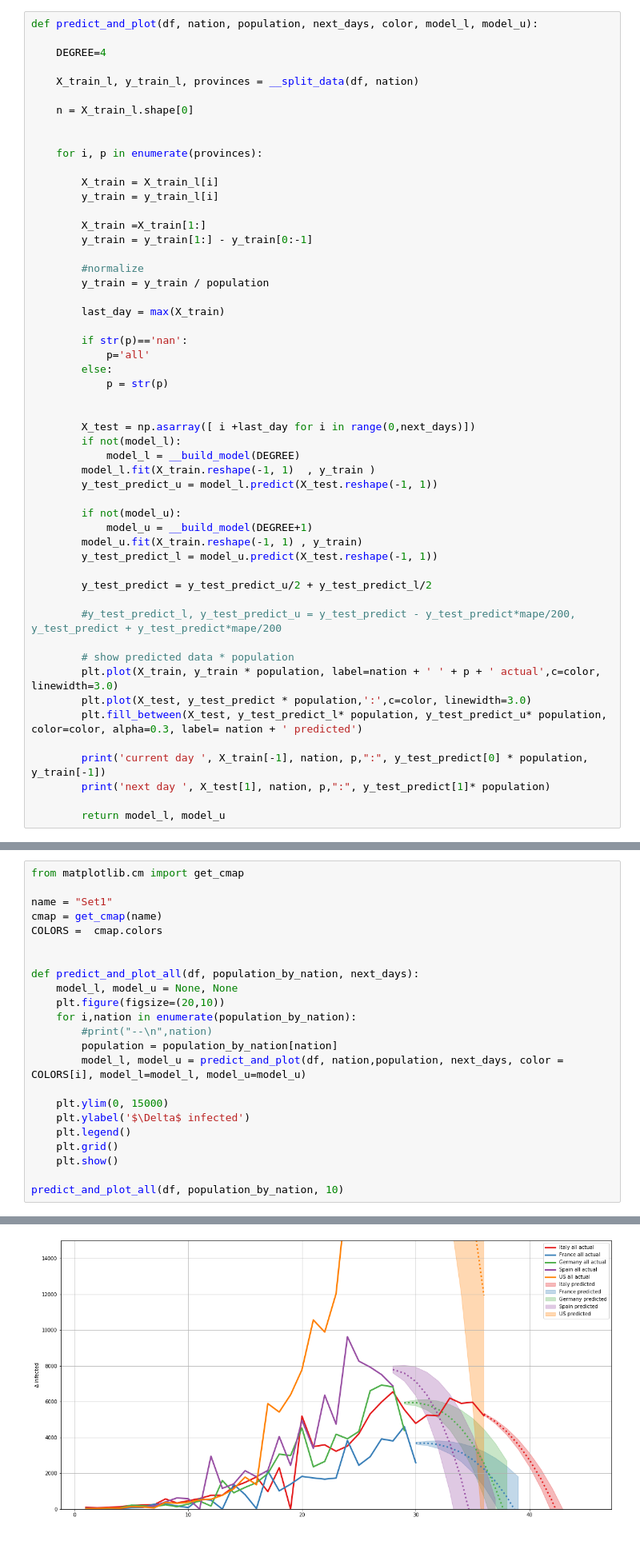
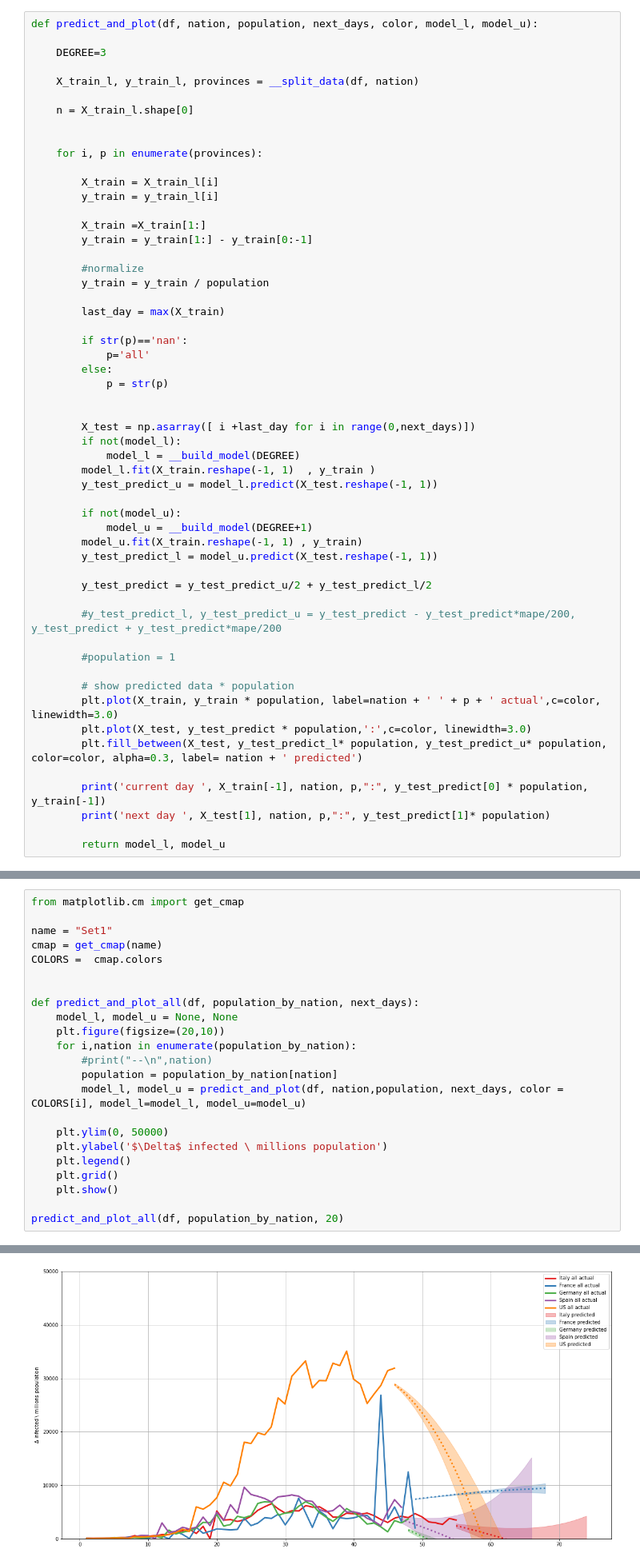
Before and after one commit to venergiac/covid-19-elastcnet-model, a Jupyter notebook: covid-19.ipynb, the cells around one changed output, grey strips where cells are left out. Shown at 80% size. Cells and saved outputs as stored; diff of their text form; blank space fills up the shorter version.

```diff
--- a/covid-19.ipynb
+++ b/covid-19.ipynb
@@ -98,7 +98,7 @@ def __evaluate_model(X_train, y_train, model):
 # %%
 def predict_and_plot(df, nation, population, next_days, color, model_l, model_u):
 
-    DEGREE=4
+    DEGREE=3
 
     X_train_l, y_train_l, provinces = __split_data(df, nation)
 
@@ -139,6 +139,8 @@ def predict_and_plot(df, nation, population, next_days, color, model_l, model_u)
 
         #y_test_predict_l, y_test_predict_u = y_test_predict - y_test_predict*mape/200, y_test_predict + y_test_predict*mape/200
 
+        #population = 1
+
         # show predicted data * population
         plt.plot(X_train, y_train * population, label=nation + ' ' + p + ' actual',c=color, linewidth=3.0)
         plt.plot(X_test, y_test_predict * population,':',c=color, linewidth=3.0)
@@ -175,11 +177,11 @@ def predict_and_plot_all(df, population_by_nation, next_days):
         population = population_by_nation[nation]
         model_l, model_u = predict_and_plot(df, nation,population, next_days, color = COLORS[i], model_l=model_l, model_u=model_u)
 
-    plt.ylim(0, 15000)
-    plt.ylabel('$\Delta$ infected')
+    plt.ylim(0, 50000)
+    plt.ylabel('$\Delta$ infected \ millions population')
     plt.legend()
     plt.grid()
     plt.show()
 
-predict_and_plot_all(df, population_by_nation, 10)
+predict_and_plot_all(df, population_by_nation, 20)
 # %% [output]
@@ -196 +198 @@ next day  28.0 US all : 22022.716721912162
-[figure, old version]
+[figure, new version]
```
Also changed, not shown: parts of 3 cells of this notebook.
